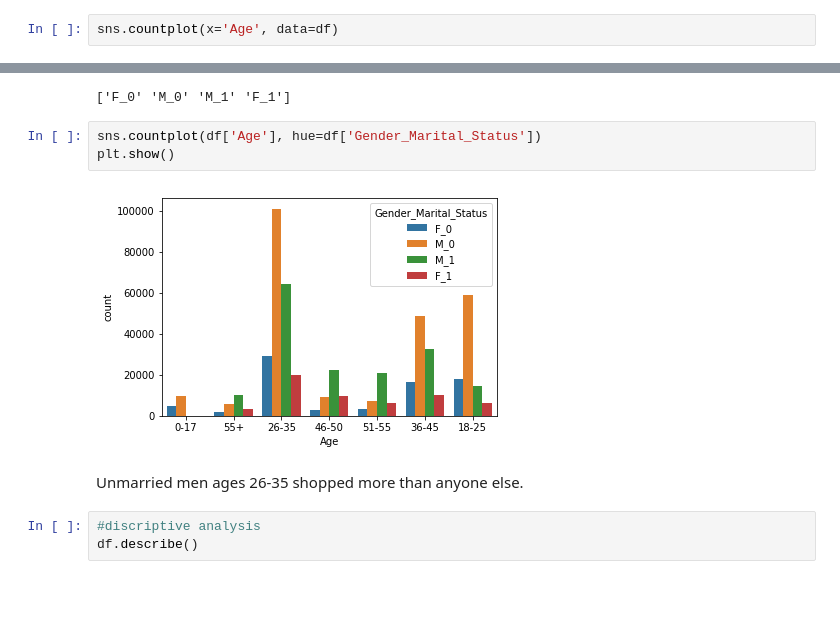
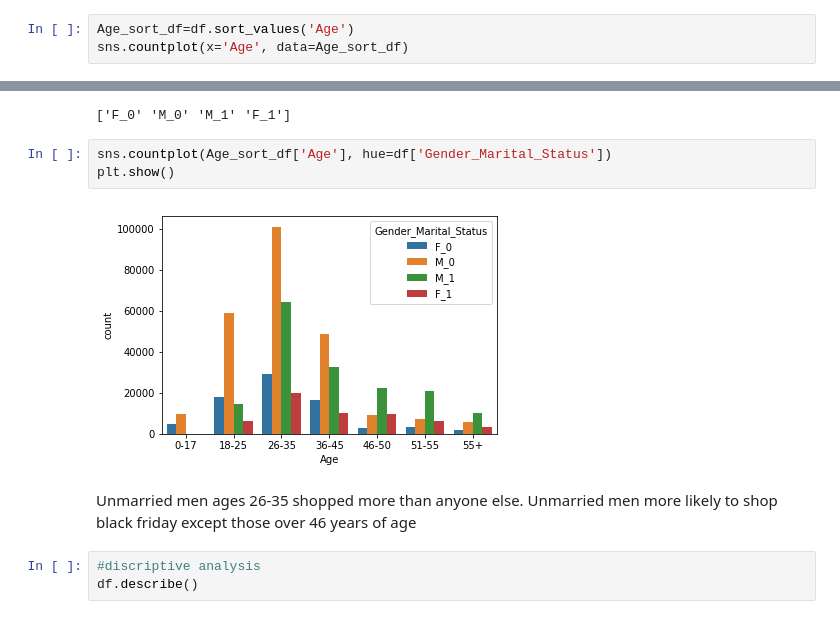
Before and after one commit to ekramj13/Data-Analytics-Bootcamp, a Jupyter notebook: Practice - Black Friday .ipynb, the cells around one changed output, grey strips where cells are left out. Saved outputs shown, nothing was run; the diff lists cells and outputs as text; blank space fills up the shorter version.

```diff
--- a/Practice - Black Friday .ipynb
+++ b/Practice - Black Friday .ipynb
@@ -106,5 +99,6 @@ sns.countplot(x='Gender', data=df)
 # %% [markdown]
 The data shows that significantly more men attendeed black friday than women
 # %%
-sns.countplot(x='Age', data=df)
+Age_sort_df=df.sort_values('Age')
+sns.countplot(x='Age', data=Age_sort_df)
 # %% [output]
@@ -143,12 +139,12 @@ print(df['Gender_Marital_Status']. unique()) #so this gives you Unmarried male a
 # %% [output]
 ['F_0' 'M_0' 'M_1' 'F_1']
 # %%
-sns.countplot(df['Age'], hue=df['Gender_Marital_Status'])
+sns.countplot(Age_sort_df['Age'], hue=df['Gender_Marital_Status'])
 plt.show()
 # %% [output]
-[figure, old version]
+[figure, new version]
 # %% [markdown]
-Unmarried men ages 26-35 shopped more than anyone else.
+Unmarried men ages 26-35 shopped more than anyone else. Unmarried men more likely to shop black friday except those over 46 years of age
 # %%
 #discriptive analysis
 df.describe()
```
Also changed, not shown: parts of 9 cells of this notebook, 1 other file.
